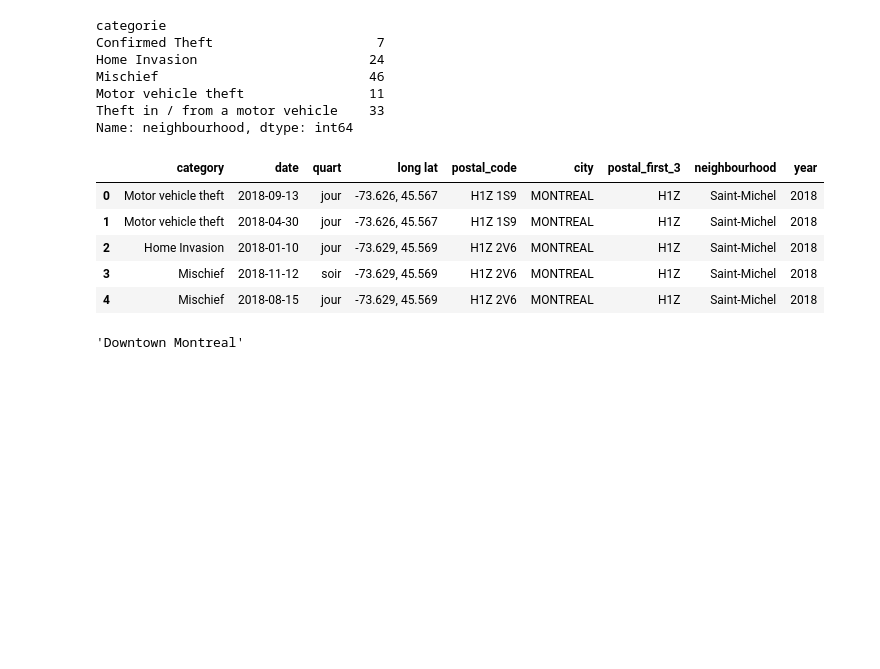
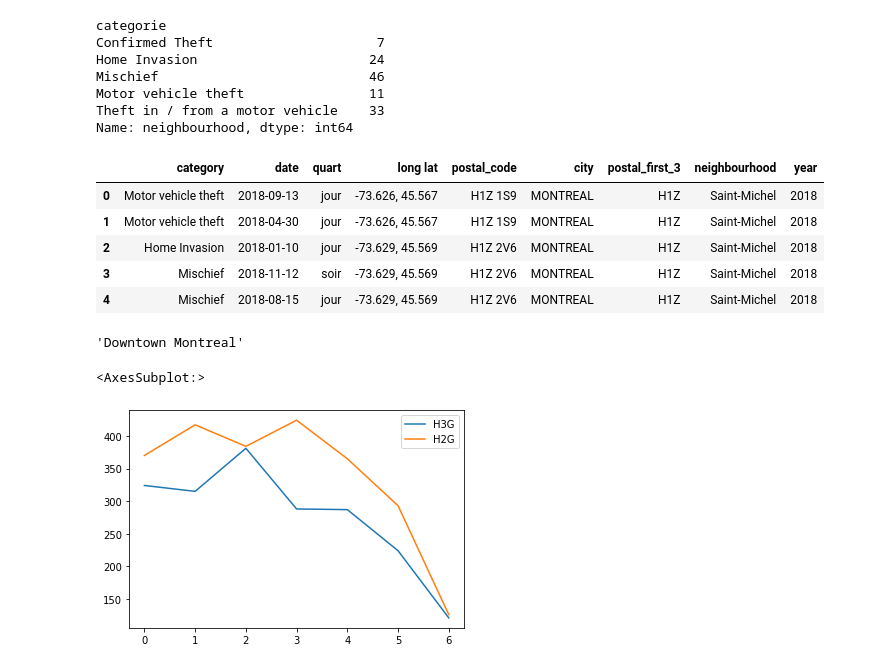
Before and after one commit to sgtartaglia/Montreal_Crime_App, a Jupyter notebook: Crime_D2.ipynb, the cells around one changed output. Saved outputs shown, nothing was run; the diff lists cells and outputs as text; code cells hidden in the pictures; blank space fills up the shorter version.

```diff
--- a/Crime_D2.ipynb
+++ b/Crime_D2.ipynb
@@ -1,11 +1,19 @@
 # %%
 import pandas as pd
 import re
+import numpy as np
 
 import requests
 ## import and clean crime data
-df_crime = pd.read_csv('interventionscitoyendo.csv',encoding = "ISO-8859-1")
-df_crime.head()
+DATA_URL = 'https://data.montreal.ca/dataset/5829b5b0-ea6f-476f-be94-bc2b8797769a/resource/c6f482bf-bf0f-4960-8b2f-9982c211addd/download/interventionscitoyendo.csv'
+
+
+
+df_crime = pd.read_csv(DATA_URL, encoding = "ISO-8859-1")
+lowercase = lambda x: str(x).lower()
+df_crime.rename(lowercase, axis='columns', inplace=True)
+# df_crime = pd.read_csv('interventionscitoyendo.csv',encoding = "ISO-8859-1")
+# df_crime.head()
 df_crime_modified = df_crime.copy()
 df_crime_modified.columns = df_crime_modified.columns.str.lower()
 df_crime_modified.head()
@@ -255,3 +263,17 @@ def get_neighbourhood(postal):
 get_neighbourhood('H3G')
 # %% [output]
 'Downtown Montreal'
+# %%
+def compare_postal(postal_1,postal_2):
+    df_compare_1 = df_eng.loc[(df_eng['postal_first_3'] == postal_1)]
+    df_compare_2 = df_eng.loc[(df_eng['postal_first_3'] == postal_2)]
+    df_c_1_gb = df_compare_1.groupby('year')['postal_first_3'].count().reset_index().rename(columns={'postal_first_3':postal_1})
+    df_c_2_gb = df_compare_2.groupby('year')['postal_first_3'].count().reset_index().rename(columns={'postal_first_3':postal_2})
+    postal_row = df_c_2_gb[postal_2]
+    df_c_merged = df_c_1_gb.join(postal_row)
+    return df_c_merged.plot()
+# %%
+compare_postal('H3G','H2G')
+# %% [output]
+<AxesSubplot:>
+[figure, added]
```
Also changed, not shown: parts of 5 cells of this notebook, 5 other files.
